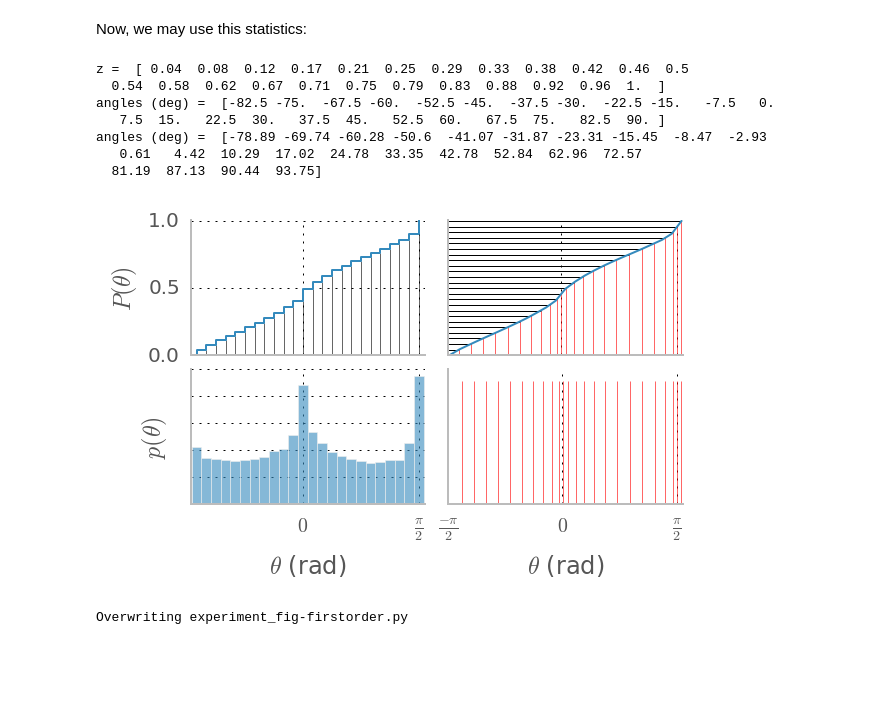
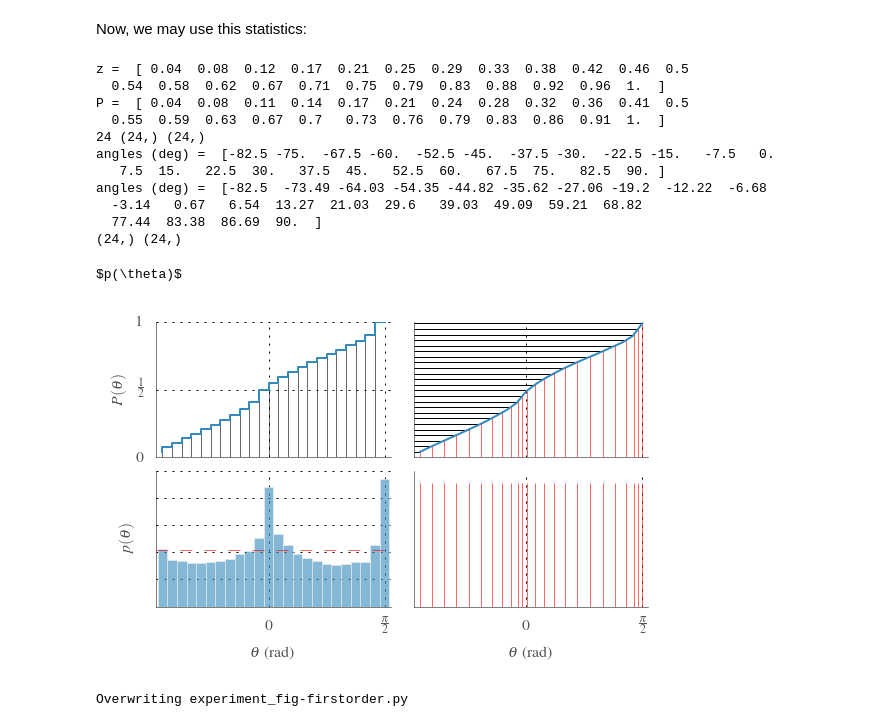
Before and after one commit to bicv/SparseEdges, a Jupyter notebook: firstorder_prior.ipynb, the cells around one changed output. Cells and saved outputs as stored; diff of their text form; code cells hidden in the pictures; blank space fills up the shorter version.

```diff
--- a/firstorder_prior.ipynb
+++ b/firstorder_prior.ipynb
@@ -87,6 +79,5 @@ v_hist, v_theta_edges = mp.histedges_theta(edgeslist, display=False)
 ax.plot((v_theta_edges[1:]+v_theta_edges[:-1])/2, np.ones_like(v_hist)*v_hist.mean(), 'r--')
 ax.plot((v_theta_edges[1:]+v_theta_edges[:-1])/2+np.pi, np.ones_like(v_hist)*v_hist.mean(), 'r--')
 
-if not(figpath==None):
-    for ext in FORMATS: fig.savefig(figpath + 'firstorder_A.' + ext)
+for ext in FORMATS: fig.savefig(mp.pe.figpath + 'firstorder_A.' + ext)
 # %% [output]
@@ -115,68 +106,79 @@ plt.hist(edges[2])
 Now, we may use this statistics:
 # %%
 z = np.linspace(1./pe.n_theta, 1., pe.n_theta)
-P = np.hstack((0, np.cumsum(v_hist)))
-theta_prior = np.interp(z, P, v_theta_edges)
+P = np.cumsum(v_hist)# np.hstack((0, np.cumsum(v_hist)))
+theta_prior = np.interp(z, P, v_theta_middles)
 #theta_prior = np.interp(z, np.hstack((0, np.cumsum(v_hist))), (v_theta_edges-v_theta_bin/2)) #% np.pi
 # %%
 print 'z = ', z
+print 'P = ', P
+print pe.n_theta, z.shape, P.shape
 #print np.hstack((0, np.cumsum(v_hist)))
 print 'angles (deg) = ', mp.theta*180/np.pi
 print 'angles (deg) = ', theta_prior*180/np.pi
 #print 'angles (deg) = ', np.interp(z, np.hstack((0, np.cumsum(v_hist))), (v_theta_edges-v_theta_bin/2))*180/np.pi
+print mp.theta.shape, theta_prior.shape
 # %% [output]
 z =  [ 0.04  0.08  0.12  0.17  0.21  0.25  0.29  0.33  0.38  0.42  0.46  0.5
   0.54  0.58  0.62  0.67  0.71  0.75  0.79  0.83  0.88  0.92  0.96  1.  ]
+P =  [ 0.04  0.08  0.11  0.14  0.17  0.21  0.24  0.28  0.32  0.36  0.41  0.5
+  0.55  0.59  0.63  0.67  0.7   0.73  0.76  0.79  0.83  0.86  0.91  1.  ]
+24 (24,) (24,)
 angles (deg) =  [-82.5 -75.  -67.5 -60.  -52.5 -45.  -37.5 -30.  -22.5 -15.   -7.5   0.
    7.5  15.   22.5  30.   37.5  45.   52.5  60.   67.5  75.   82.5  90. ]
-angles (deg) =  [-78.89 -69.74 -60.28 -50.6  -41.07 -31.87 -23.31 -15.45  -8.47  -2.93
-   0.61   4.42  10.29  17.02  24.78  33.35  42.78  52.84  62.96  72.57
-  81.19  87.13  90.44  93.75]
+angles (deg) =  [-82.5  -73.49 -64.03 -54.35 -44.82 -35.62 -27.06 -19.2  -12.22  -6.68
+  -3.14   0.67   6.54  13.27  21.03  29.6   39.03  49.09  59.21  68.82
+  77.44  83.38  86.69  90.  ]
+(24,) (24,)
 # %%
 fig, [[B, C], [A, D]] = plt.subplots(2, 2, figsize=(fig_width, fig_width/1.618), subplot_kw={'axisbg':'w'}, sharex=True)
 for ax in [A, B, C, D]:
     ax.spines['right'].set_visible(False)
     ax.spines['top'].set_visible(False)
 #  subplots_adjust(left=None, bottom=None, right=None, top=None,
 #                  wspace=None, hspace=None)
 #
 #The parameter meanings (and suggested defaults) are::
 #
 #  left  = 0.125  # the left side of the subplots of the figure
 #  right = 0.9    # the right side of the subplots of the figure
 #  bottom = 0.1   # the bottom of the subplots of the figure
 #  top = 0.9      # the top of the subplots of the figure
 #  wspace = 0.2   # the amount of width reserved for blank space between subplots
 #  hspace = 0.2   # the amount of height reserved for white space between subplots
 fig.subplots_adjust(wspace=0.1, hspace=0.1,
                     left=0.125, right=0.9,
                     top=0.9,    bottom=0.175)
 #A.bar(v_theta_edges, np.hstack((v_hist, v_hist[-1])), alpha=.6, width=v_theta_bin)
 A.bar(v_theta_edges[:-1], v_hist, alpha=.6, width=v_theta_bin, align='edge')
-plt.setp(A, #xlim=[v_theta_edges[0]-v_theta_bin/4, v_theta_edges[-1]+v_theta_bin/4],
-         yticklabels=[],
-         xticks=[-np.pi/2, 0, np.pi/2], xticklabels=[r'$\frac{-\pi}{2}$', r'$0$', r'$\frac{\pi}{2}$'], xlabel=r'$\theta$ (rad)', ylabel=r'$p(\theta)$')
-B.step(v_theta_edges-v_theta_bin/2, P, where='post')
-B.vlines(((mp.theta + np.pi/2 - np.pi/mp.pe.N_Dtheta/2)  % np.pi ) - np.pi/2  + np.pi/mp.pe.N_Dtheta/2, [0], P, lw=.5, color='k', alpha=.6)
-plt.setp(B, xticks=[], ylim=[0,1.01], yticks=[0., 0.5, 1.], ylabel=r'$P(\theta)$')#, xlim=[v_theta_edges[0], v_theta_edges[-1]]
+A.hlines([v_hist.mean()], [v_theta_edges[0]-v_theta_bin/8.], [v_theta_edges[-1]+v_theta_bin/8.], lw=.5, color='r', linestyle='--', alpha=.6)
+plt.setp(A, yticklabels=[], ylabel=r'$p(\theta)$',#xlim=[v_theta_edges[0]-v_theta_bin/4, v_theta_edges[-1]+v_theta_bin/4],
+         #xticks=[-np.pi/2, 0, np.pi/2], xticklabels=[r'$\frac{-\pi}{2}$', r'$0$', r'$\frac{\pi}{2}$'],
+         xticks=[0, np.pi/2], xticklabels=[r'$0$', r'$\frac{\pi}{2}$'],
+         xlabel=r'$\theta$ (rad)')
+B.step(v_theta_middles, P, where='pre')
+B.vlines(((mp.theta[:-1] + np.pi/2 + v_theta_bin/2)  % np.pi ) - np.pi/2  - v_theta_bin/2, [0], P[1:], lw=.5, color='k', alpha=.6)
+plt.setp(B, xticks=[], ylim=[0, 1.], yticks=[0., 0.5, 1.], yticklabels=['0', r'$\frac 1 2$', '1'], ylabel=r'$P(\theta)$')#, xlim=[v_theta_edges[0], v_theta_edges[-1]]
 #B.text(-np.pi/2*1.65, 1.05, '(B)')
-C.plot(v_theta_edges, np.hstack((0, np.cumsum(v_hist))))
-C.hlines(z, [-np.pi/2], theta_prior, lw=.5)
+C.plot(v_theta_middles, P)
+C.hlines(z, [v_theta_edges[0]-v_theta_bin/8.], theta_prior, lw=.5)
 C.vlines(theta_prior, [0], z, lw=.5, color='r', alpha=.6)
 #C.text(-np.pi/2*1.1, 1.05, '(C)')
 plt.setp(C, ylim=[0,1.01], xticks=[], yticks=[])#, xlim=[v_theta_edges[0], v_theta_edges[-1]]
-D.axis('tight')
+#D.axis('tight')
 #D.vlines((theta_prior + np.pi/2) % np.pi  - np.pi/2, [0], np.ones_like(z), lw=.5, color='r')
 D.vlines(theta_prior, [0], np.ones_like(z), lw=.5, color='r', alpha=.6)
+#D.vlines(((mp.theta[:-1] + np.pi/2 + v_theta_bin/2)  % np.pi ) - np.pi/2  - v_theta_bin/2, [0], np.ones_like(z), lw=.5, color='k', alpha=.6)
 #D.plot(theta, np.ones_like(z), ms='^', lw=0, color='r')
 plt.setp(D, ylim=[0, 1.1], yticks=[], xlim=[v_theta_edges[0]-v_theta_bin/8., v_theta_edges[-1]+v_theta_bin/8],
-         xticks=[-np.pi/2, 0, np.pi/2], xticklabels=[r'$\frac{-\pi}{2}$', r'$0$', r'$\frac{\pi}{2}$'], xlabel=r'$\theta$ (rad)')
+         #xticks=[-np.pi/2, 0, np.pi/2], xticklabels=[r'$\frac{-\pi}{2}$', r'$0$', r'$\frac{\pi}{2}$'],
+         xticks=[0, np.pi/2], xticklabels=[r'$0$', r'$\frac{\pi}{2}$'],
+         xlabel=r'$\theta$ (rad)')
 #D.text(-np.pi/2*1.1, 1.35, '(D)')
-
-if not(figpath==None):
-    for ext in FORMATS: fig.savefig(figpath + 'laughlin.' + ext)
+for ext in FORMATS: fig.savefig(mp.pe.figpath + 'laughlin.' + ext)
 # %% [output]
+$p(\theta)$
-[figure, old version]
+[figure, new version]
 # %%
 %%writefile experiment_fig-firstorder.py
 # -*- coding: utf8 -*-
```
Also changed, not shown: parts of 7 cells of this notebook, 3 other files.
